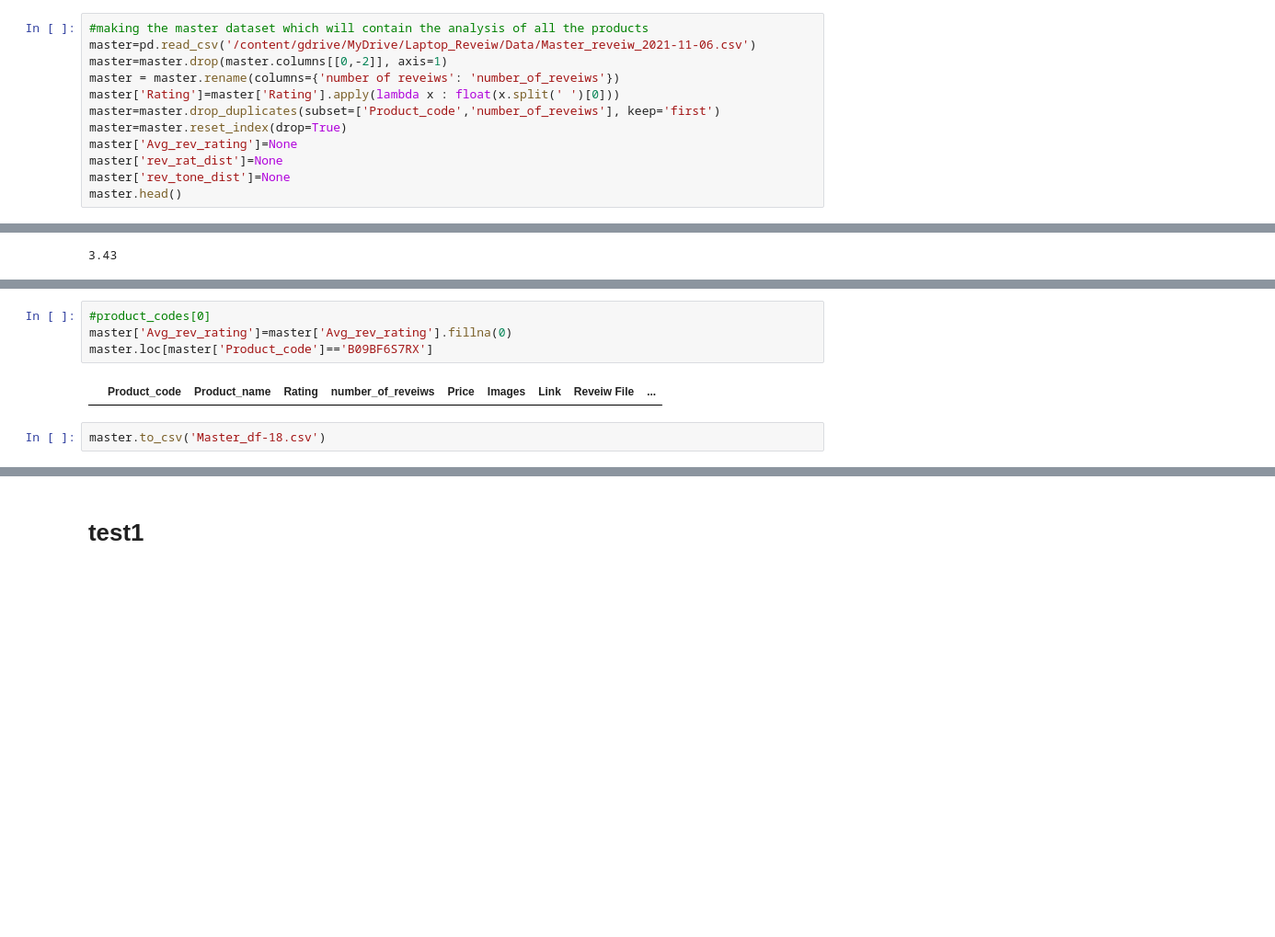
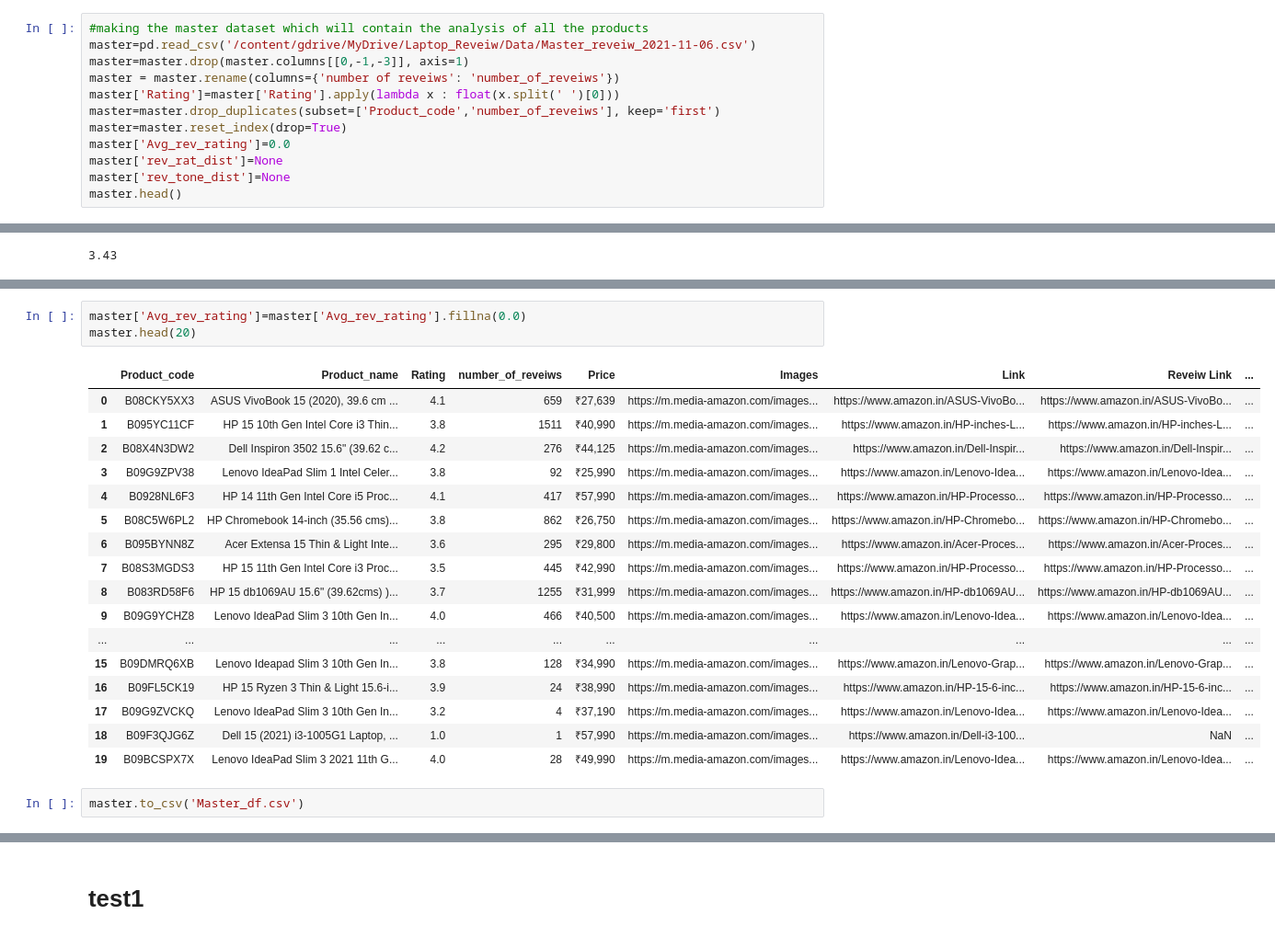
Before and after one commit to DibyaSadhukhan/Amazon_Review_Analysis, a Jupyter notebook: Reveiw_analysis.ipynb, the cells around one changed output, grey strips where cells are left out. Shown at 92% size. Cells and saved outputs as stored; diff of their text form; blank space fills up the shorter version.

```diff
--- a/Reveiw_analysis.ipynb
+++ b/Reveiw_analysis.ipynb
@@ -210,12 +220,12 @@ df.head()
 # %%
 #making the master dataset which will contain the analysis of all the products
 master=pd.read_csv('/content/gdrive/MyDrive/Laptop_Reveiw/Data/Master_reveiw_2021-11-06.csv')
-master=master.drop(master.columns[[0,-2]], axis=1)
+master=master.drop(master.columns[[0,-1,-3]], axis=1)
 master = master.rename(columns={'number of reveiws': 'number_of_reveiws'})
 master['Rating']=master['Rating'].apply(lambda x : float(x.split(' ')[0]))
 master=master.drop_duplicates(subset=['Product_code','number_of_reveiws'], keep='first')
 master=master.reset_index(drop=True)
-master['Avg_rev_rating']=None
+master['Avg_rev_rating']=0.0
 master['rev_rat_dist']=None
 master['rev_tone_dist']=None
 master.head()
@@ -250,9 +260,24 @@ master.head()
 # %%
-#product_codes[0]
-master['Avg_rev_rating']=master['Avg_rev_rating'].fillna(0)
-master.loc[master['Product_code']=='B09BF6S7RX']
+master['Avg_rev_rating']=master['Avg_rev_rating'].fillna(0.0)
+master.head(20)
 # %% [output]
-|  | Product_code | Product_name | Rating | number_of_reveiws | Price | Images | Link | Reveiw File | ... |
+|  | Product_code | Product_name | Rating | number_of_reveiws | Price | Images | Link | Reveiw Link | ... |
+| 0 | B08CKY5XX3 | ASUS VivoBook 15 (2020), 39.6 cm ... | 4.1 | 659 | ₹27,639 | https://m.media-amazon.com/images... | https://www.amazon.in/ASUS-VivoBo... | https://www.amazon.in/ASUS-VivoBo... | ... |
+| 1 | B095YC11CF | HP 15 10th Gen Intel Core i3 Thin... | 3.8 | 1511 | ₹40,990 | https://m.media-amazon.com/images... | https://www.amazon.in/HP-inches-L... | https://www.amazon.in/HP-inches-L... | ... |
+| 2 | B08X4N3DW2 | Dell Inspiron 3502 15.6" (39.62 c... | 4.2 | 276 | ₹44,125 | https://m.media-amazon.com/images... | https://www.amazon.in/Dell-Inspir... | https://www.amazon.in/Dell-Inspir... | ... |
+| 3 | B09G9ZPV38 | Lenovo IdeaPad Slim 1 Intel Celer... | 3.8 | 92 | ₹25,990 | https://m.media-amazon.com/images... | https://www.amazon.in/Lenovo-Idea... | https://www.amazon.in/Lenovo-Idea... | ... |
+| 4 | B0928NL6F3 | HP 14 11th Gen Intel Core i5 Proc... | 4.1 | 417 | ₹57,990 | https://m.media-amazon.com/images... | https://www.amazon.in/HP-Processo... | https://www.amazon.in/HP-Processo... | ... |
+| 5 | B08C5W6PL2 | HP Chromebook 14-inch (35.56 cms)... | 3.8 | 862 | ₹26,750 | https://m.media-amazon.com/images... | https://www.amazon.in/HP-Chromebo... | https://www.amazon.in/HP-Chromebo... | ... |
+| 6 | B095BYNN8Z | Acer Extensa 15 Thin & Light Inte... | 3.6 | 295 | ₹29,800 | https://m.media-amazon.com/images... | https://www.amazon.in/Acer-Proces... | https://www.amazon.in/Acer-Proces... | ... |
+| 7 | B08S3MGDS3 | HP 15 11th Gen Intel Core i3 Proc... | 3.5 | 445 | ₹42,990 | https://m.media-amazon.com/images... | https://www.amazon.in/HP-Processo... | https://www.amazon.in/HP-Processo... | ... |
+| 8 | B083RD58F6 | HP 15 db1069AU 15.6" (39.62cms) )... | 3.7 | 1255 | ₹31,999 | https://m.media-amazon.com/images... | https://www.amazon.in/HP-db1069AU... | https://www.amazon.in/HP-db1069AU... | ... |
+| 9 | B09G9YCHZ8 | Lenovo IdeaPad Slim 3 10th Gen In... | 4.0 | 466 | ₹40,500 | https://m.media-amazon.com/images... | https://www.amazon.in/Lenovo-Idea... | https://www.amazon.in/Lenovo-Idea... | ... |
+| ... | ... | ... | ... | ... | ... | ... | ... | ... | ... |
+| 15 | B09DMRQ6XB | Lenovo Ideapad Slim 3 10th Gen In... | 3.8 | 128 | ₹34,990 | https://m.media-amazon.com/images... | https://www.amazon.in/Lenovo-Grap... | https://www.amazon.in/Lenovo-Grap... | ... |
+| 16 | B09FL5CK19 | HP 15 Ryzen 3 Thin & Light 15.6-i... | 3.9 | 24 | ₹38,990 | https://m.media-amazon.com/images... | https://www.amazon.in/HP-15-6-inc... | https://www.amazon.in/HP-15-6-inc... | ... |
+| 17 | B09G9ZVCKQ | Lenovo IdeaPad Slim 3 10th Gen In... | 3.2 | 4 | ₹37,190 | https://m.media-amazon.com/images... | https://www.amazon.in/Lenovo-Idea... | https://www.amazon.in/Lenovo-Idea... | ... |
+| 18 | B09F3QJG6Z | Dell 15 (2021) i3-1005G1 Laptop, ... | 1.0 | 1 | ₹57,990 | https://m.media-amazon.com/images... | https://www.amazon.in/Dell-i3-100... | NaN | ... |
+| 19 | B09BCSPX7X | Lenovo IdeaPad Slim 3 2021 11th G... | 4.0 | 28 | ₹49,990 | https://m.media-amazon.com/images... | https://www.amazon.in/Lenovo-Idea... | https://www.amazon.in/Lenovo-Idea... | ... |
 # %%
-master.to_csv('Master_df-18.csv')
+master.to_csv('Master_df.csv')
 # %%
```
Also changed, not shown: parts of 12 cells of this notebook.
